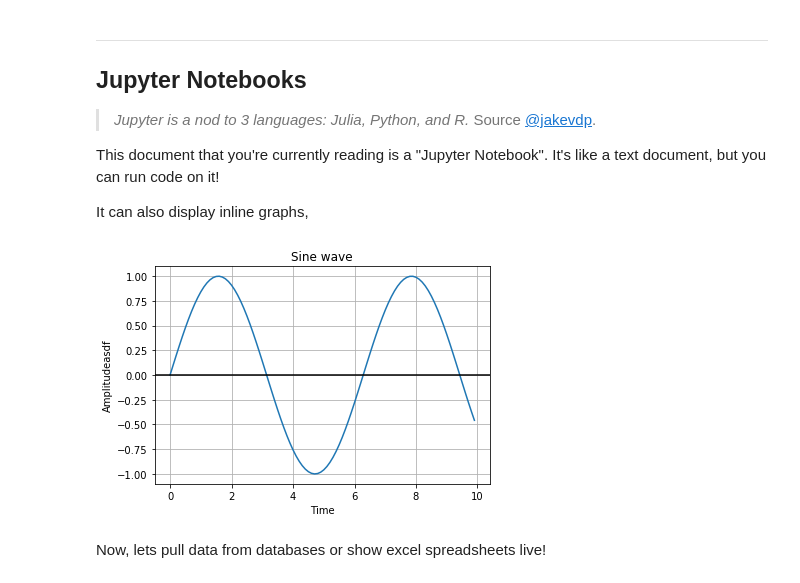
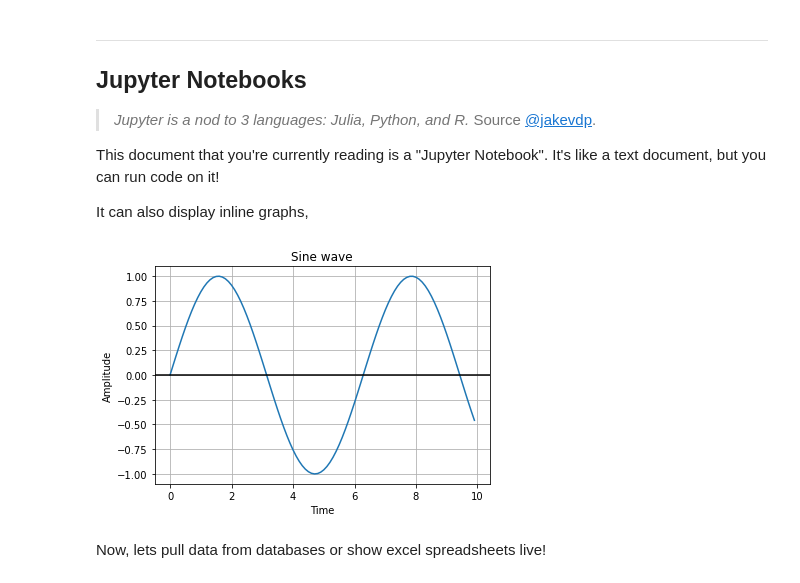
Before and after one commit to chaitanya2334/jupyter-tutorial, a Jupyter notebook: Tutorial_with_python.ipynb, the cells around one changed output. Cells and saved outputs as stored; diff of their text form; code cells hidden in the pictures.

Commit message:
fixed plot_sine

```diff
--- a/Tutorial_with_python.ipynb
+++ b/Tutorial_with_python.ipynb
@@ -130,12 +130,25 @@ after swapping x = 20, y = 10
 This document that you're currently reading is a "Jupyter Notebook". It's like a text document, but you can run code on it!
 
 It can also display inline graphs,
-# %%
-from utils import plot_sine
-%matplotlib inline
-plot_sine()
-# %% [output]
-[figure, removed]
+# %%
+import numpy as np
+import matplotlib.pyplot as plt
+%matplotlib inline
+
+def plot_sine():
+    time = np.arange(0, 10, 0.1);
+    amplitude = np.sin(time)
+    plt.plot(time, amplitude)
+    plt.title('Sine wave')
+    plt.xlabel('Time')
+    plt.ylabel('Amplitude')
+    plt.grid(True, which='both')
+    plt.axhline(y=0, color='k')
+
+
+plot_sine()
+# %% [output]
+[figure, added]
 # %% [markdown]
 Now, lets pull data from databases or show excel spreadsheets live!
 # %% [markdown]
```
